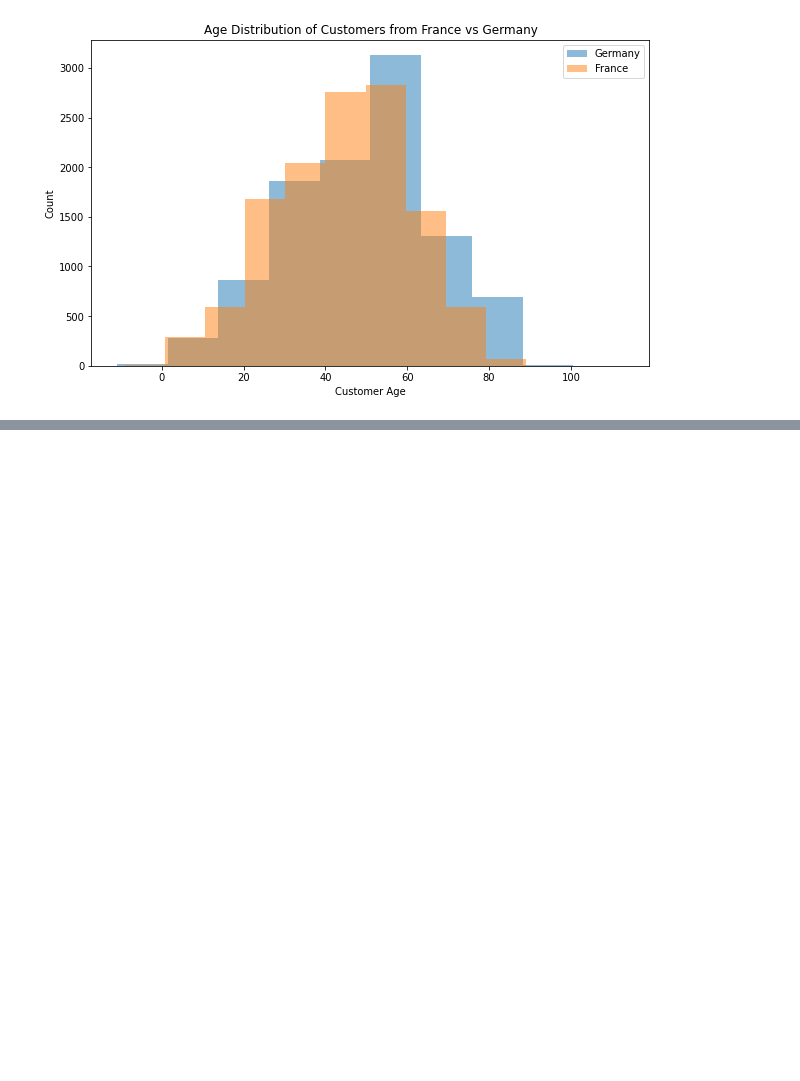
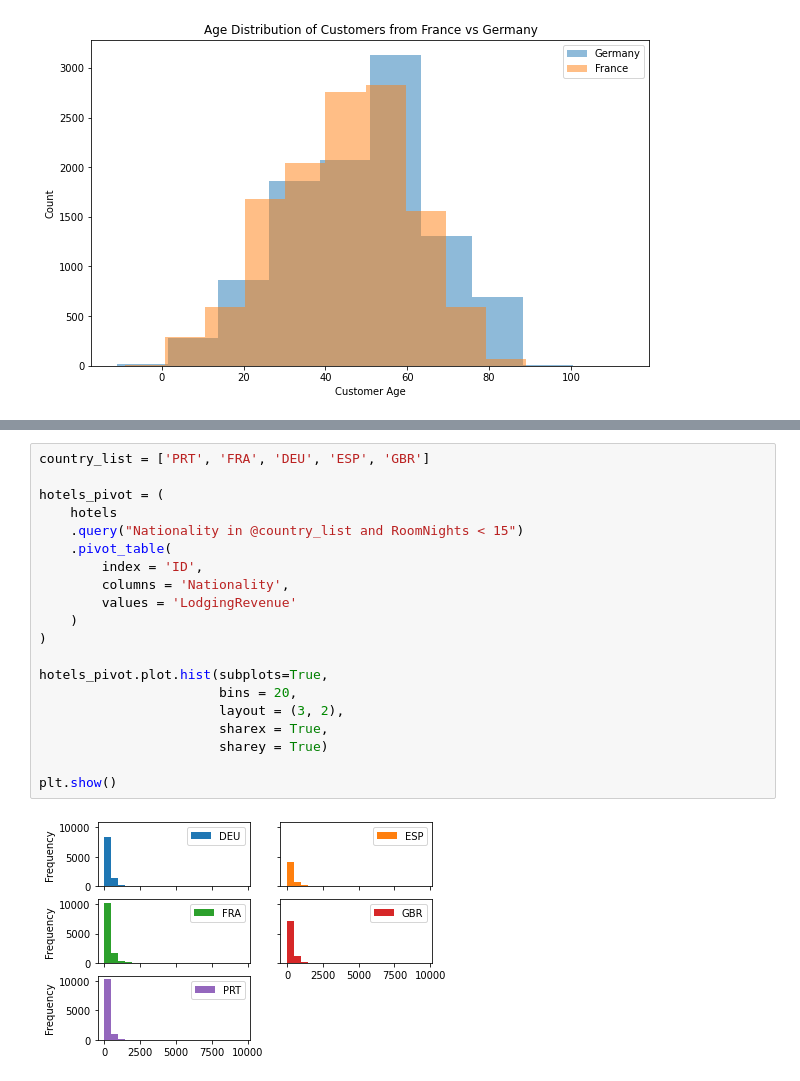
Before and after one commit to naruhikohama/dataviz-python, a Jupyter notebook: assignments.ipynb, the cells around one changed output, grey strips where cells are left out. Saved outputs shown, nothing was run; the diff lists cells and outputs as text; blank space fills up the shorter version.

```diff
--- a/assignments.ipynb
+++ b/assignments.ipynb
@@ -368,0 +420,22 @@ plt.show()
+# %%
+country_list = ['PRT', 'FRA', 'DEU', 'ESP', 'GBR']
+
+hotels_pivot = (
+    hotels
+    .query("Nationality in @country_list and RoomNights < 15")
+    .pivot_table(
+        index = 'ID',
+        columns = 'Nationality',
+        values = 'LodgingRevenue'
+    )
+)
+
+hotels_pivot.plot.hist(subplots=True,
+                       bins = 20,
+                       layout = (3, 2),
+                       sharex = True,
+                       sharey = True)
+
+plt.show()
+# %% [output]
+[figure, added]
```
Also changed, not shown: parts of 3 cells of this notebook.
